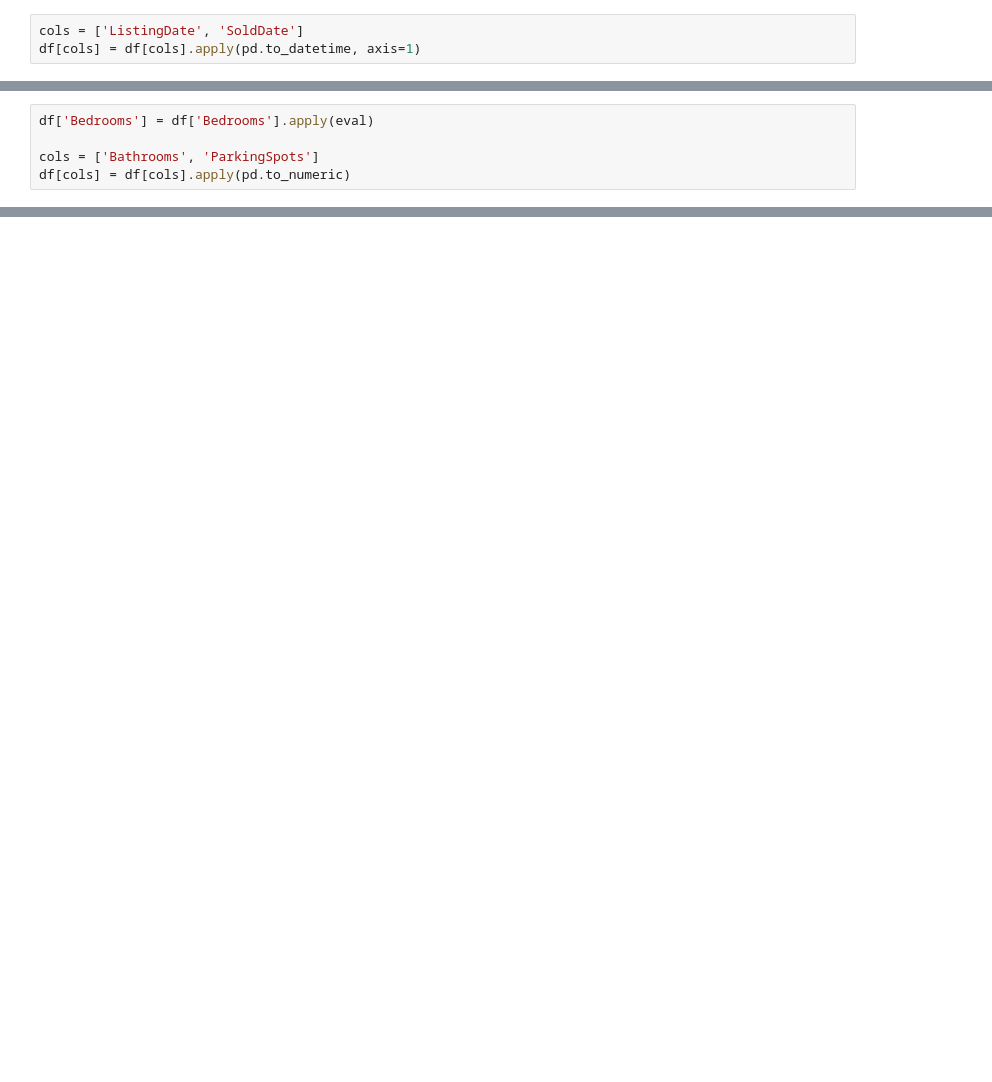
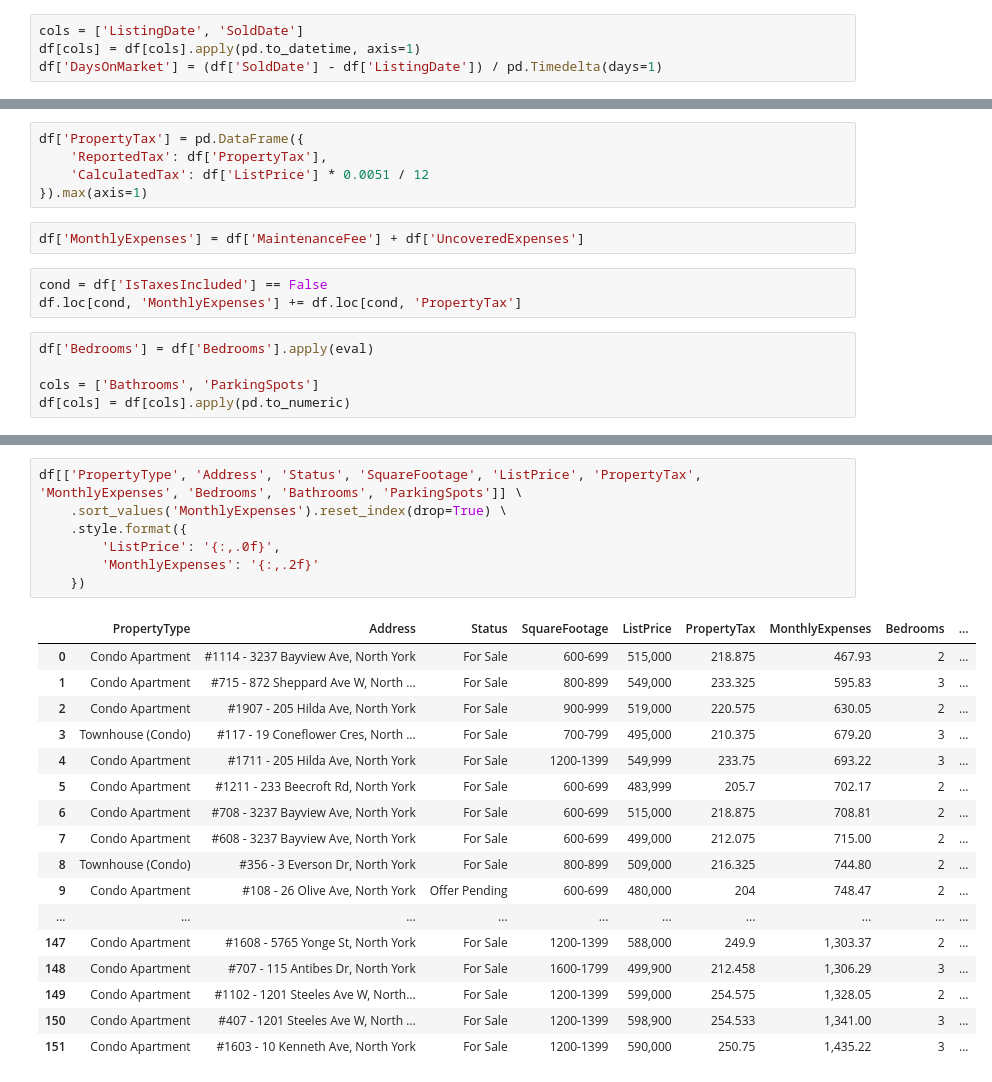
Before and after one commit to luongdang/bungol, a Jupyter notebook: notebooks/bungol.ipynb, the cells around one changed output, grey strips where cells are left out. Saved outputs shown, nothing was run; the diff lists cells and outputs as text; blank space fills up the shorter version.

Commit message:
Added monthly expenses

```diff
--- a/notebooks/bungol.ipynb
+++ b/notebooks/bungol.ipynb
@@ -117,6 +127,7 @@ df = pd.DataFrame(details)
 # %%
 cols = ['ListingDate', 'SoldDate']
 df[cols] = df[cols].apply(pd.to_datetime, axis=1)
+df['DaysOnMarket'] = (df['SoldDate'] - df['ListingDate']) / pd.Timedelta(days=1)
 # %%
 cols = ['ListPrice', 'Price', 'MaintenanceFee', 'PropertyTax']
 df[cols] = df[cols].apply(lambda col: col.str.replace(r'[^0-9\.]', '')).apply(pd.to_numeric)
@@ -123,3 +136,13 @@ df[cols] = df[cols].apply(lambda col: col.str.replace(r'[^0-9\.]', '')).apply(pd
+# %%
+df['PropertyTax'] = pd.DataFrame({
+    'ReportedTax': df['PropertyTax'],
+    'CalculatedTax': df['ListPrice'] * 0.0051 / 12
+}).max(axis=1)
+# %%
+df['MonthlyExpenses'] = df['MaintenanceFee'] + df['UncoveredExpenses']
+# %%
+cond = df['IsTaxesIncluded'] == False
+df.loc[cond, 'MonthlyExpenses'] += df.loc[cond, 'PropertyTax']
 # %%
 df['Bedrooms'] = df['Bedrooms'].apply(eval)
 
@@ -163,0 +151,25 @@ df.style.apply(stylize, axis=1)
+# %%
+df[['PropertyType', 'Address', 'Status', 'SquareFootage', 'ListPrice', 'PropertyTax', 'MonthlyExpenses', 'Bedrooms', 'Bathrooms', 'ParkingSpots']] \
+    .sort_values('MonthlyExpenses').reset_index(drop=True) \
+    .style.format({
+        'ListPrice': '{:,.0f}',
+        'MonthlyExpenses': '{:,.2f}'
+    })
+# %% [output]
+|  | PropertyType | Address | Status | SquareFootage | ListPrice | PropertyTax | MonthlyExpenses | Bedrooms | ... |
+| 0 | Condo Apartment | #1114 - 3237 Bayview Ave, North York | For Sale | 600-699 | 515,000 | 218.875 | 467.93 | 2 | ... |
+| 1 | Condo Apartment | #715 - 872 Sheppard Ave W, North ... | For Sale | 800-899 | 549,000 | 233.325 | 595.83 | 3 | ... |
+| 2 | Condo Apartment | #1907 - 205 Hilda Ave, North York | For Sale | 900-999 | 519,000 | 220.575 | 630.05 | 2 | ... |
+| 3 | Townhouse (Condo) | #117 - 19 Coneflower Cres, North ... | For Sale | 700-799 | 495,000 | 210.375 | 679.20 | 3 | ... |
+| 4 | Condo Apartment | #1711 - 205 Hilda Ave, North York | For Sale | 1200-1399 | 549,999 | 233.75 | 693.22 | 3 | ... |
+| 5 | Condo Apartment | #1211 - 233 Beecroft Rd, North York | For Sale | 600-699 | 483,999 | 205.7 | 702.17 | 2 | ... |
+| 6 | Condo Apartment | #708 - 3237 Bayview Ave, North York | For Sale | 600-699 | 515,000 | 218.875 | 708.81 | 2 | ... |
+| 7 | Condo Apartment | #608 - 3237 Bayview Ave, North York | For Sale | 600-699 | 499,000 | 212.075 | 715.00 | 2 | ... |
+| 8 | Townhouse (Condo) | #356 - 3 Everson Dr, North York | For Sale | 800-899 | 509,000 | 216.325 | 744.80 | 2 | ... |
+| 9 | Condo Apartment | #108 - 26 Olive Ave, North York | Offer Pending | 600-699 | 480,000 | 204 | 748.47 | 2 | ... |
+| ... | ... | ... | ... | ... | ... | ... | ... | ... | ... |
+| 147 | Condo Apartment | #1608 - 5765 Yonge St, North York | For Sale | 1200-1399 | 588,000 | 249.9 | 1,303.37 | 2 | ... |
+| 148 | Condo Apartment | #707 - 115 Antibes Dr, North York | For Sale | 1600-1799 | 499,900 | 212.458 | 1,306.29 | 3 | ... |
+| 149 | Condo Apartment | #1102 - 1201 Steeles Ave W, North... | For Sale | 1200-1399 | 599,000 | 254.575 | 1,328.05 | 2 | ... |
+| 150 | Condo Apartment | #407 - 1201 Steeles Ave W, North ... | For Sale | 1200-1399 | 598,900 | 254.533 | 1,341.00 | 3 | ... |
+| 151 | Condo Apartment | #1603 - 10 Kenneth Ave, North York | For Sale | 1200-1399 | 590,000 | 250.75 | 1,435.22 | 3 | ... |
```
Also changed, not shown: parts of 13 cells of this notebook, 2 other files.
